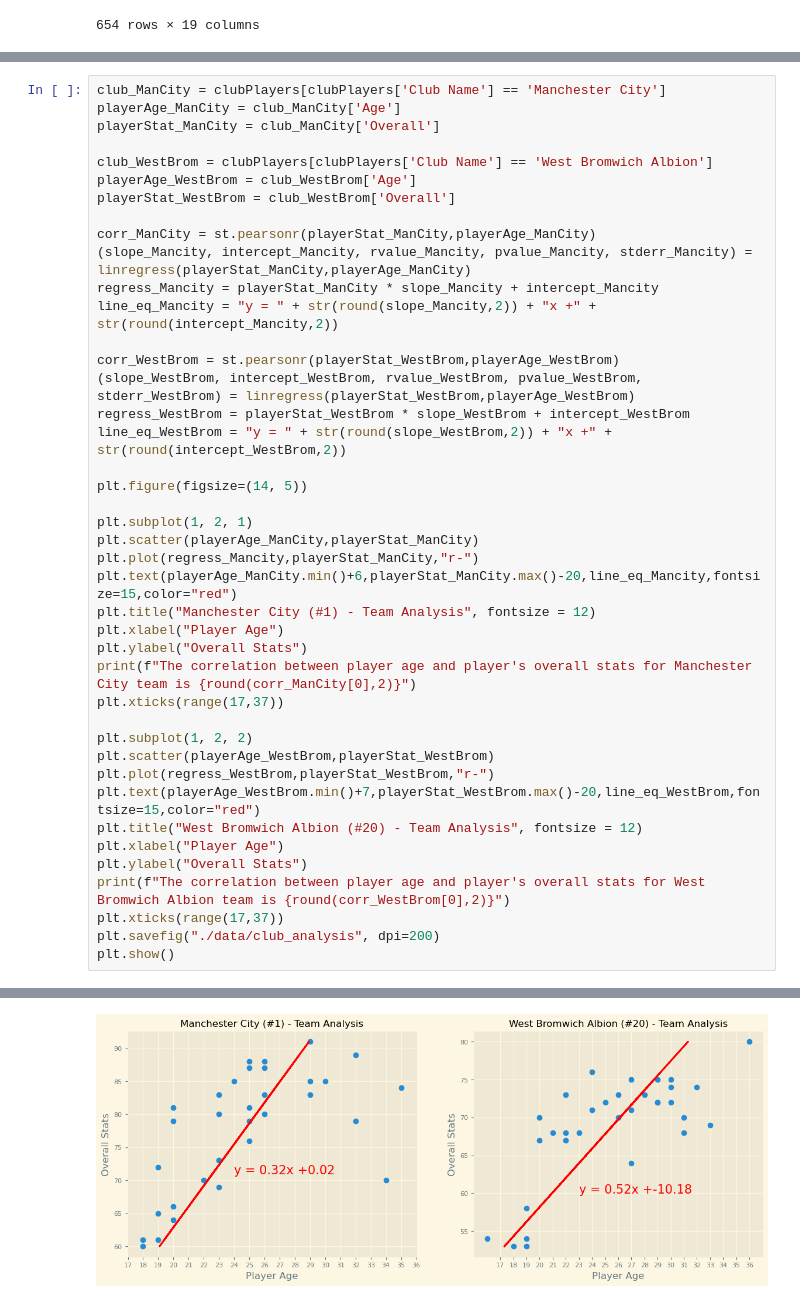
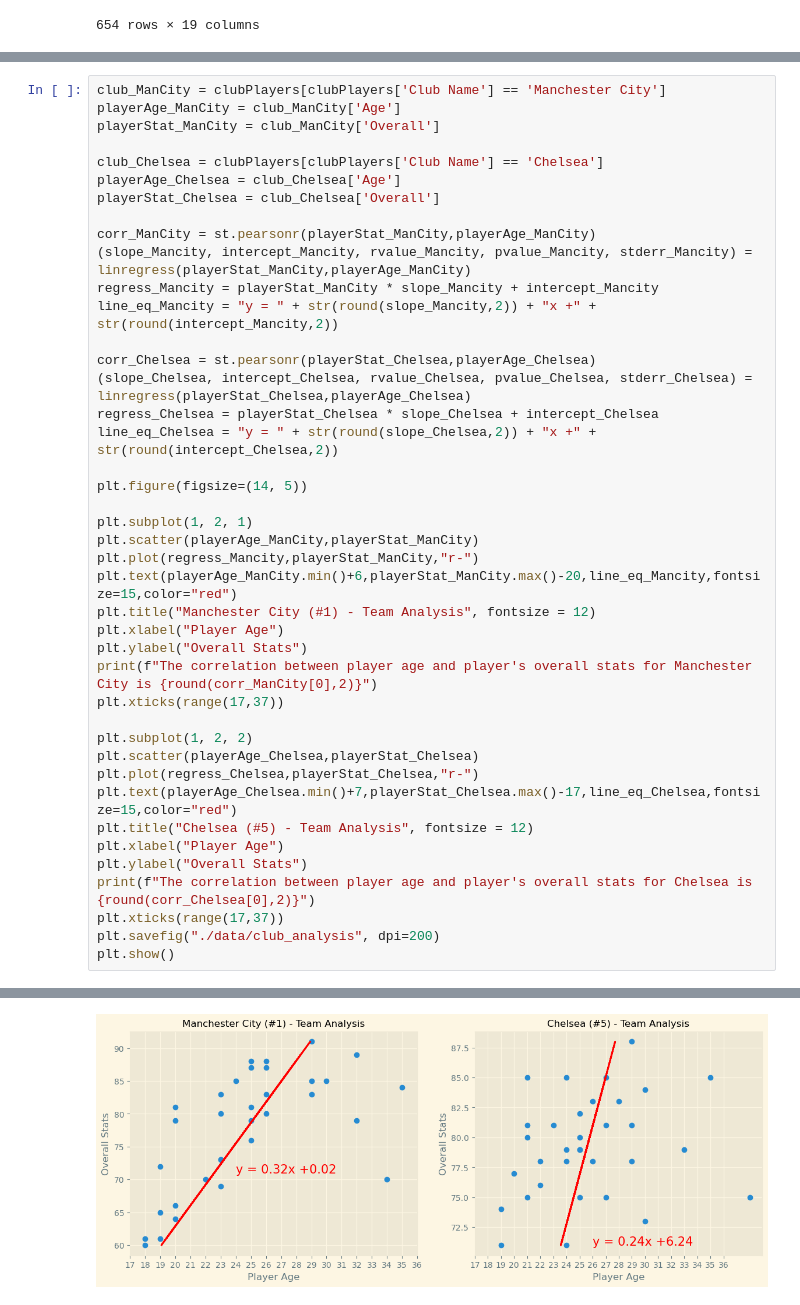
Before and after one commit to Misscoffeecassie/Group-2, a Jupyter notebook: Project_1_Group_2_FIFA_Players.ipynb, the cells around one changed output, grey strips where cells are left out. Cells and saved outputs as stored; diff of their text form.

```diff
--- a/Project_1_Group_2_FIFA_Players.ipynb
+++ b/Project_1_Group_2_FIFA_Players.ipynb
@@ -262,19 +271,19 @@ club_ManCity = clubPlayers[clubPlayers['Club Name'] == 'Manchester City']
 playerAge_ManCity = club_ManCity['Age']
 playerStat_ManCity = club_ManCity['Overall']
 
-club_WestBrom = clubPlayers[clubPlayers['Club Name'] == 'West Bromwich Albion']
-playerAge_WestBrom = club_WestBrom['Age']
-playerStat_WestBrom = club_WestBrom['Overall']
+club_Chelsea = clubPlayers[clubPlayers['Club Name'] == 'Chelsea']
+playerAge_Chelsea = club_Chelsea['Age']
+playerStat_Chelsea = club_Chelsea['Overall']
 
 corr_ManCity = st.pearsonr(playerStat_ManCity,playerAge_ManCity)
 (slope_Mancity, intercept_Mancity, rvalue_Mancity, pvalue_Mancity, stderr_Mancity) = linregress(playerStat_ManCity,playerAge_ManCity)
 regress_Mancity = playerStat_ManCity * slope_Mancity + intercept_Mancity
 line_eq_Mancity = "y = " + str(round(slope_Mancity,2)) + "x +" + str(round(intercept_Mancity,2))
 
-corr_WestBrom = st.pearsonr(playerStat_WestBrom,playerAge_WestBrom)
-(slope_WestBrom, intercept_WestBrom, rvalue_WestBrom, pvalue_WestBrom, stderr_WestBrom) = linregress(playerStat_WestBrom,playerAge_WestBrom)
-regress_WestBrom = playerStat_WestBrom * slope_WestBrom + intercept_WestBrom
-line_eq_WestBrom = "y = " + str(round(slope_WestBrom,2)) + "x +" + str(round(intercept_WestBrom,2))
+corr_Chelsea = st.pearsonr(playerStat_Chelsea,playerAge_Chelsea)
+(slope_Chelsea, intercept_Chelsea, rvalue_Chelsea, pvalue_Chelsea, stderr_Chelsea) = linregress(playerStat_Chelsea,playerAge_Chelsea)
+regress_Chelsea = playerStat_Chelsea * slope_Chelsea + intercept_Chelsea
+line_eq_Chelsea = "y = " + str(round(slope_Chelsea,2)) + "x +" + str(round(intercept_Chelsea,2))
 
 plt.figure(figsize=(14, 5))
 
@@ -285,17 +294,17 @@ plt.text(playerAge_ManCity.min()+6,playerStat_ManCity.max()-20,line_eq_Mancity,f
 plt.title("Manchester City (#1) - Team Analysis", fontsize = 12)
 plt.xlabel("Player Age")
 plt.ylabel("Overall Stats")
-print(f"The correlation between player age and player's overall stats for Manchester City team is {round(corr_ManCity[0],2)}")
+print(f"The correlation between player age and player's overall stats for Manchester City is {round(corr_ManCity[0],2)}")
 plt.xticks(range(17,37))
 
 plt.subplot(1, 2, 2)
-plt.scatter(playerAge_WestBrom,playerStat_WestBrom)
-plt.plot(regress_WestBrom,playerStat_WestBrom,"r-")
-plt.text(playerAge_WestBrom.min()+7,playerStat_WestBrom.max()-20,line_eq_WestBrom,fontsize=15,color="red")
-plt.title("West Bromwich Albion (#20) - Team Analysis", fontsize = 12)
+plt.scatter(playerAge_Chelsea,playerStat_Chelsea)
+plt.plot(regress_Chelsea,playerStat_Chelsea,"r-")
+plt.text(playerAge_Chelsea.min()+7,playerStat_Chelsea.max()-17,line_eq_Chelsea,fontsize=15,color="red")
+plt.title("Chelsea (#5) - Team Analysis", fontsize = 12)
 plt.xlabel("Player Age")
 plt.ylabel("Overall Stats")
-print(f"The correlation between player age and player's overall stats for West Bromwich Albion team is {round(corr_WestBrom[0],2)}")
+print(f"The correlation between player age and player's overall stats for Chelsea is {round(corr_Chelsea[0],2)}")
 plt.xticks(range(17,37))
 plt.savefig("./data/club_analysis", dpi=200)
 plt.show()
@@ -305 +314 @@ The correlation between player age and player's overall stats for West Bromwich
-[figure, old version]
+[figure, new version]
```
Also changed, not shown: parts of 15 cells of this notebook, 4 other files.
